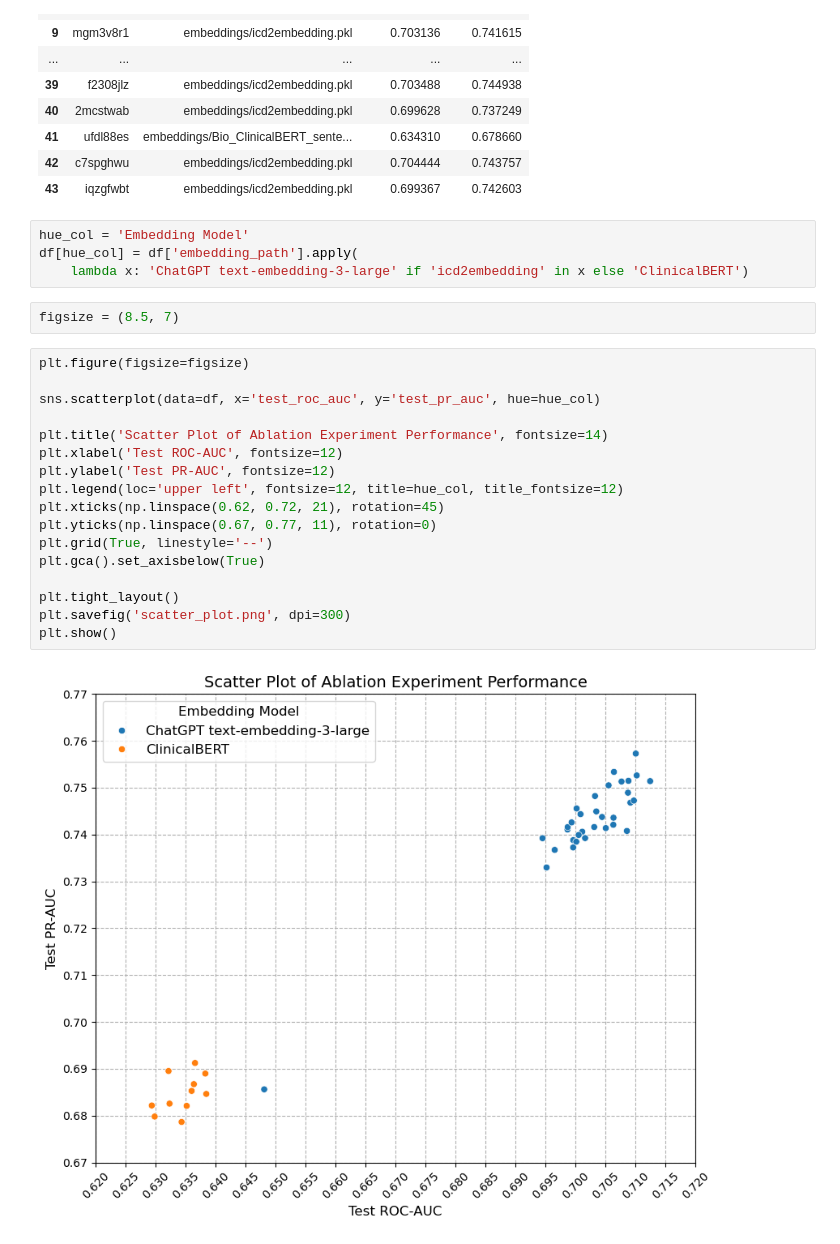
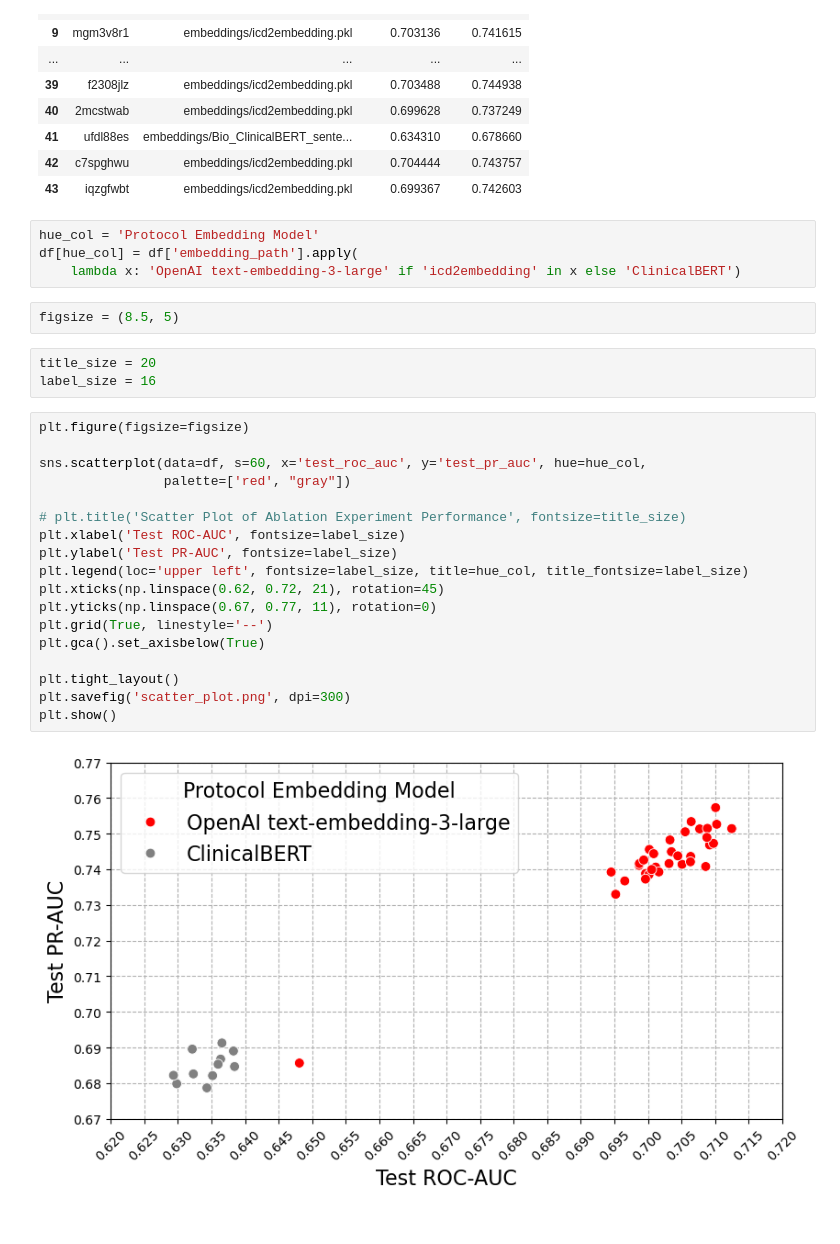
Before and after one commit to LexaZhong/11711-anlp-spring25-hw3-submission, a Jupyter notebook: analysis/ablation_analysis.ipynb, the cells around one changed output. Saved outputs shown, nothing was run; the diff lists cells and outputs as text.

Commit message:
Update poster plots

```diff
--- a/analysis/ablation_analysis.ipynb
+++ b/analysis/ablation_analysis.ipynb
@@ -54,30 +59,34 @@ df
 | 42 | c7spghwu | embeddings/icd2embedding.pkl | 0.704444 | 0.743757 |
 | 43 | iqzgfwbt | embeddings/icd2embedding.pkl | 0.699367 | 0.742603 |
 # %%
-hue_col = 'Embedding Model'
+hue_col = 'Protocol Embedding Model'
 df[hue_col] = df['embedding_path'].apply(
-    lambda x: 'ChatGPT text-embedding-3-large' if 'icd2embedding' in x else 'ClinicalBERT')
+    lambda x: 'OpenAI text-embedding-3-large' if 'icd2embedding' in x else 'ClinicalBERT')
 # %%
-figsize = (8.5, 7)
+figsize = (8.5, 5)
+# %%
+title_size = 20
+label_size = 16
 # %%
 plt.figure(figsize=figsize)
 
-sns.scatterplot(data=df, x='test_roc_auc', y='test_pr_auc', hue=hue_col)
+sns.scatterplot(data=df, s=60, x='test_roc_auc', y='test_pr_auc', hue=hue_col,
+                palette=['red', "gray"])
 
-plt.title('Scatter Plot of Ablation Experiment Performance', fontsize=14)
-plt.xlabel('Test ROC-AUC', fontsize=12)
-plt.ylabel('Test PR-AUC', fontsize=12)
-plt.legend(loc='upper left', fontsize=12, title=hue_col, title_fontsize=12)
+# plt.title('Scatter Plot of Ablation Experiment Performance', fontsize=title_size)
+plt.xlabel('Test ROC-AUC', fontsize=label_size)
+plt.ylabel('Test PR-AUC', fontsize=label_size)
+plt.legend(loc='upper left', fontsize=label_size, title=hue_col, title_fontsize=label_size)
 plt.xticks(np.linspace(0.62, 0.72, 21), rotation=45)
 plt.yticks(np.linspace(0.67, 0.77, 11), rotation=0)
 plt.grid(True, linestyle='--')
 plt.gca().set_axisbelow(True)
 
 plt.tight_layout()
 plt.savefig('scatter_plot.png', dpi=300)
 plt.show()
 # %% [output]
-[figure, old version]
+[figure, new version]
 # %%
 plt.figure(figsize=figsize)
 
```
Also changed, not shown: parts of 3 cells of this notebook, 4 other files.
